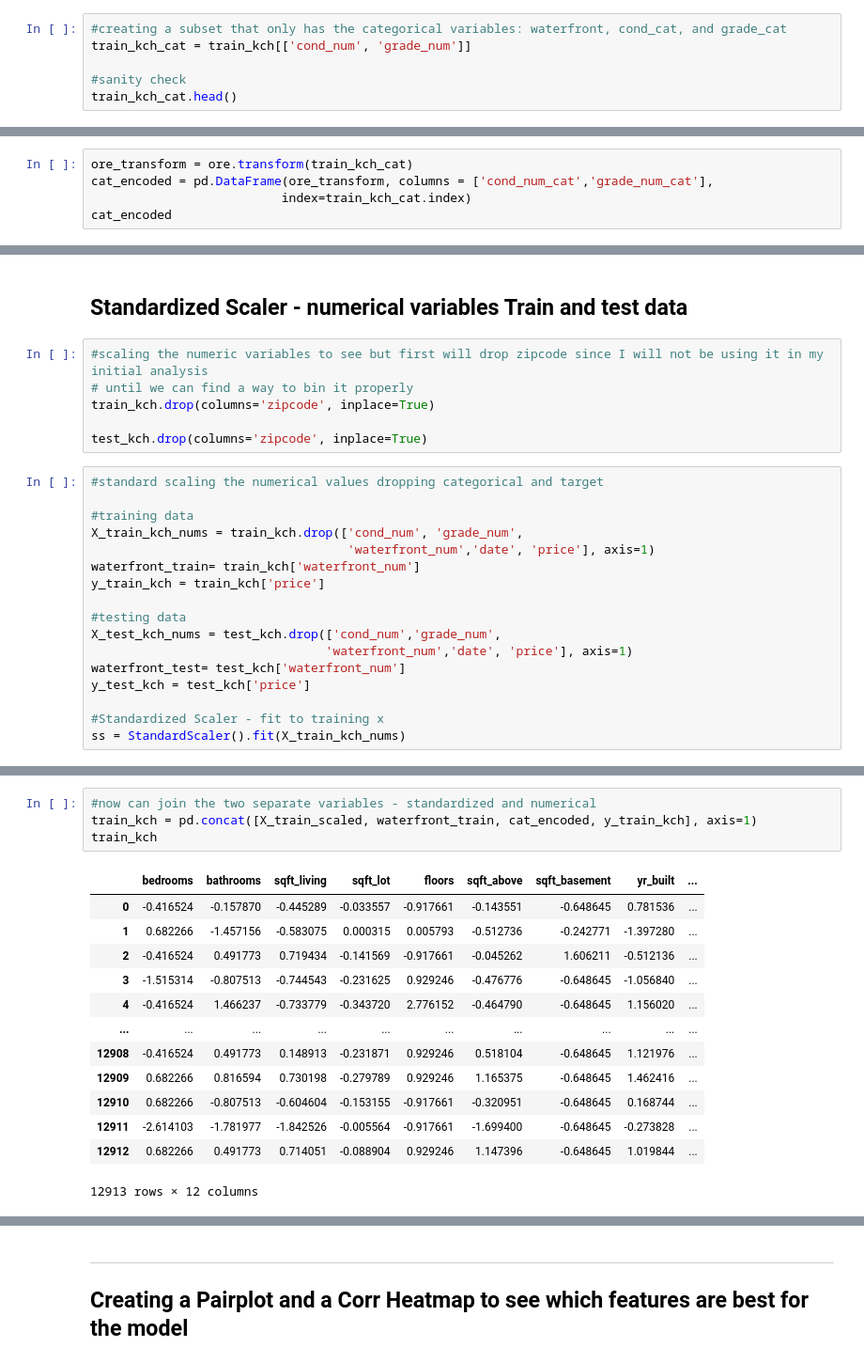
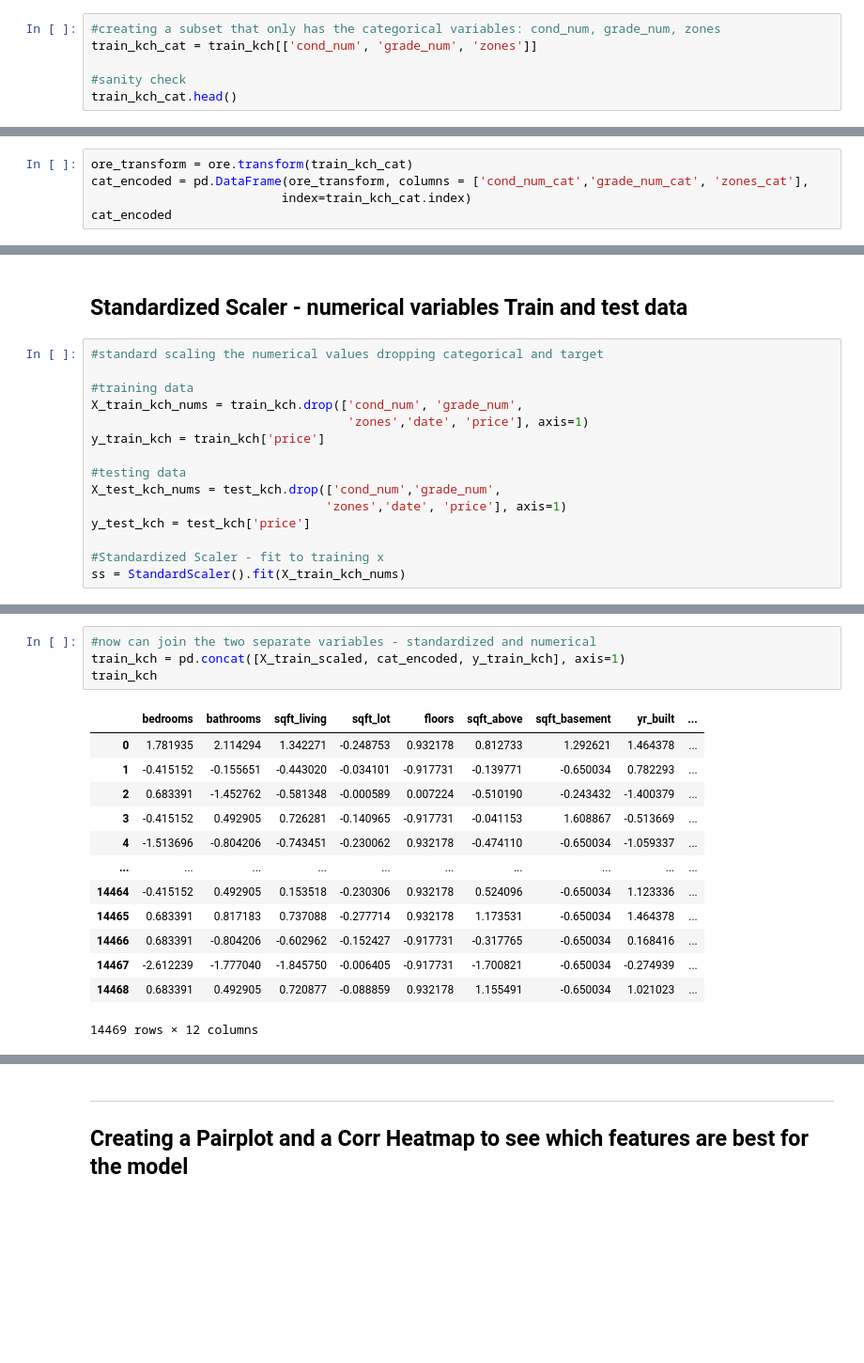
Before and after one commit to btbruno20/Analyzing-King-County-Housing, a Jupyter notebook: kingCounty_housing_regression.ipynb, the cells around one changed output, grey strips where cells are left out. Shown at 94% size. Cells and saved outputs as stored; diff of their text form; blank space fills up the shorter version.

Commit message:
adding zipcode mapping, dropped waterfall, and simple modeling

```diff
--- a/kingCounty_housing_regression.ipynb
+++ b/kingCounty_housing_regression.ipynb
@@ -477,6 +469,6 @@ train_kch.head()
 # %%
-#creating a subset that only has the categorical variables: waterfront, cond_cat, and grade_cat
-train_kch_cat = train_kch[['cond_num', 'grade_num']]
+#creating a subset that only has the categorical variables: cond_num, grade_num, zones
+train_kch_cat = train_kch[['cond_num', 'grade_num', 'zones']]
 
 #sanity check
 train_kch_cat.head()
@@ -495,7 +487,7 @@ ore.fit(train_kch_cat)
 OrdinalEncoder()
 # %%
 ore_transform = ore.transform(train_kch_cat)
-cat_encoded = pd.DataFrame(ore_transform, columns = ['cond_num_cat','grade_num_cat'],
+cat_encoded = pd.DataFrame(ore_transform, columns = ['cond_num_cat','grade_num_cat', 'zones_cat'],
                           index=train_kch_cat.index)
 cat_encoded
 # %% [output]
@@ -609,25 +594,17 @@ cat_encoded_test
 ---------------
 # %% [markdown]
 ## Standardized Scaler - numerical variables Train and test data
-# %%
-#scaling the numeric variables to see but first will drop zipcode since I will not be using it in my initial analysis
-# until we can find a way to bin it properly
-train_kch.drop(columns='zipcode', inplace=True)
-
-test_kch.drop(columns='zipcode', inplace=True)
 # %%
 #standard scaling the numerical values dropping categorical and target
 
 #training data
 X_train_kch_nums = train_kch.drop(['cond_num', 'grade_num',
-                                   'waterfront_num','date', 'price'], axis=1)
-waterfront_train= train_kch['waterfront_num']
+                                   'zones','date', 'price'], axis=1)
 y_train_kch = train_kch['price']
 
 #testing data
 X_test_kch_nums = test_kch.drop(['cond_num','grade_num',
-                                'waterfront_num','date', 'price'], axis=1)
-waterfront_test= test_kch['waterfront_num']
+                                'zones','date', 'price'], axis=1)
 y_test_kch = test_kch['price']
 
 #Standardized Scaler - fit to training x
@@ -671,19 +648,19 @@ X_test_scaled
 # %%
 #now can join the two separate variables - standardized and numerical
-train_kch = pd.concat([X_train_scaled, waterfront_train, cat_encoded, y_train_kch], axis=1)
+train_kch = pd.concat([X_train_scaled, cat_encoded, y_train_kch], axis=1)
 train_kch
 # %% [output]
 |  | bedrooms | bathrooms | sqft_living | sqft_lot | floors | sqft_above | sqft_basement | yr_built | ... |
-| 0 | -0.416524 | -0.157870 | -0.445289 | -0.033557 | -0.917661 | -0.143551 | -0.648645 | 0.781536 | ... |
-| 1 | 0.682266 | -1.457156 | -0.583075 | 0.000315 | 0.005793 | -0.512736 | -0.242771 | -1.397280 | ... |
-| 2 | -0.416524 | 0.491773 | 0.719434 | -0.141569 | -0.917661 | -0.045262 | 1.606211 | -0.512136 | ... |
-| 3 | -1.515314 | -0.807513 | -0.744543 | -0.231625 | 0.929246 | -0.476776 | -0.648645 | -1.056840 | ... |
-| 4 | -0.416524 | 1.466237 | -0.733779 | -0.343720 | 2.776152 | -0.464790 | -0.648645 | 1.156020 | ... |
+| 0 | 1.781935 | 2.114294 | 1.342271 | -0.248753 | 0.932178 | 0.812733 | 1.292621 | 1.464378 | ... |
+| 1 | -0.415152 | -0.155651 | -0.443020 | -0.034101 | -0.917731 | -0.139771 | -0.650034 | 0.782293 | ... |
+| 2 | 0.683391 | -1.452762 | -0.581348 | -0.000589 | 0.007224 | -0.510190 | -0.243432 | -1.400379 | ... |
+| 3 | -0.415152 | 0.492905 | 0.726281 | -0.140965 | -0.917731 | -0.041153 | 1.608867 | -0.513669 | ... |
+| 4 | -1.513696 | -0.804206 | -0.743451 | -0.230062 | 0.932178 | -0.474110 | -0.650034 | -1.059337 | ... |
 | ... | ... | ... | ... | ... | ... | ... | ... | ... | ... |
-| 12908 | -0.416524 | 0.491773 | 0.148913 | -0.231871 | 0.929246 | 0.518104 | -0.648645 | 1.121976 | ... |
-| 12909 | 0.682266 | 0.816594 | 0.730198 | -0.279789 | 0.929246 | 1.165375 | -0.648645 | 1.462416 | ... |
-| 12910 | 0.682266 | -0.807513 | -0.604604 | -0.153155 | -0.917661 | -0.320951 | -0.648645 | 0.168744 | ... |
-| 12911 | -2.614103 | -1.781977 | -1.842526 | -0.005564 | -0.917661 | -1.699400 | -0.648645 | -0.273828 | ... |
-| 12912 | 0.682266 | 0.491773 | 0.714051 | -0.088904 | 0.929246 | 1.147396 | -0.648645 | 1.019844 | ... |
+| 14464 | -0.415152 | 0.492905 | 0.153518 | -0.230306 | 0.932178 | 0.524096 | -0.650034 | 1.123336 | ... |
+| 14465 | 0.683391 | 0.817183 | 0.737088 | -0.277714 | 0.932178 | 1.173531 | -0.650034 | 1.464378 | ... |
+| 14466 | 0.683391 | -0.804206 | -0.602962 | -0.152427 | -0.917731 | -0.317765 | -0.650034 | 0.168416 | ... |
+| 14467 | -2.612239 | -1.777040 | -1.845750 | -0.006405 | -0.917731 | -1.700821 | -0.650034 | -0.274939 | ... |
+| 14468 | 0.683391 | 0.492905 | 0.720877 | -0.088859 | 0.932178 | 1.155491 | -0.650034 | 1.021023 | ... |
-12913 rows × 12 columns
+14469 rows × 12 columns
 # %%
```
Also changed, not shown: parts of 40 cells of this notebook.
